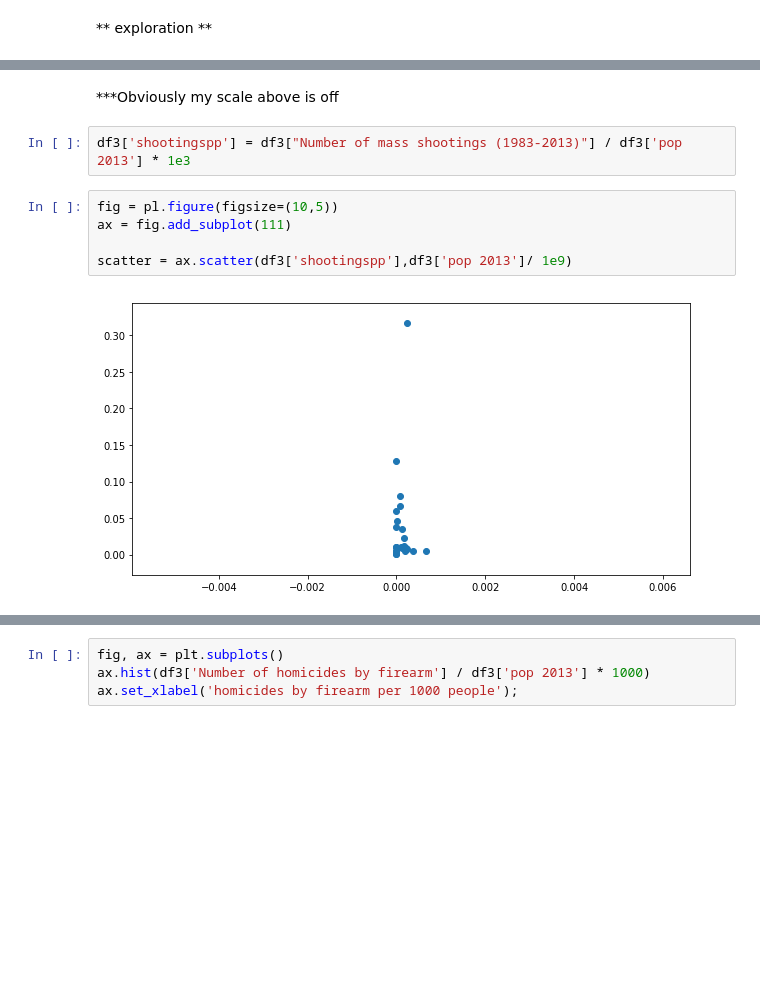
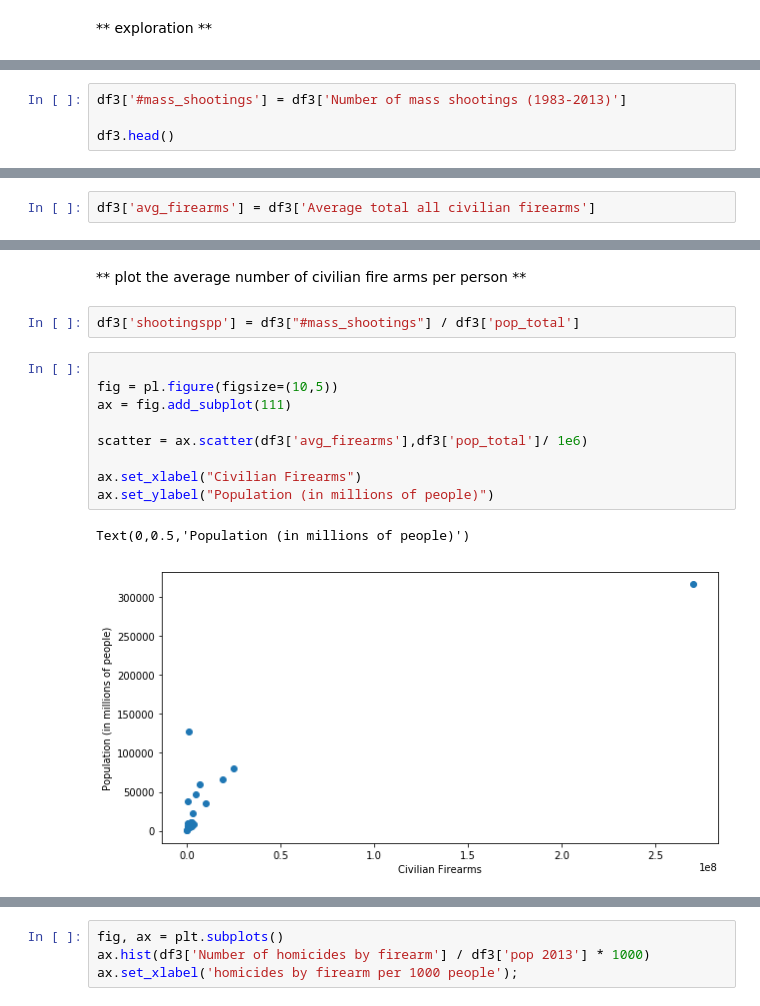
Before and after one commit to katievoo/PUI2018_kv871, a Jupyter notebook: HW9_kv871/HW9_Assignment3_kv871.ipynb, the cells around one changed output, grey strips where cells are left out. Cells and saved outputs as stored; diff of their text form; blank space fills up the shorter version.

```diff
--- a/HW9_kv871/HW9_Assignment3_kv871.ipynb
+++ b/HW9_kv871/HW9_Assignment3_kv871.ipynb
@@ -164,0 +165,4 @@ df3.head()
+# %%
+df3['#mass_shootings'] = df3['Number of mass shootings (1983-2013)']
+
+df3.head()
@@ -165,3 +176,5 @@ df3.head()
+# %%
+df3['avg_firearms'] = df3['Average total all civilian firearms']
 # %%
 fig = pl.figure(figsize=(10,5))
 ax = fig.add_subplot(111)
@@ -202,13 +215,18 @@ print ("Number of mass shooting vs GDP per person, " +
 Number of mass shooting vs GDP per person, errors represent Poisson statistics.
 The datapoint to the top right of the plot is the USA, which has noth the highest GDP and the highest number of mass shootings
-# %% [markdown]
-***Obviously my scale above is off
-# %%
-df3['shootingspp'] = df3["Number of mass shootings (1983-2013)"] / df3['pop 2013'] * 1e3
+# %% [markdown]
+** plot the average number of civilian fire arms per person **
+# %%
+df3['shootingspp'] = df3["#mass_shootings"] / df3['pop_total']
 # %%
+
 fig = pl.figure(figsize=(10,5))
 ax = fig.add_subplot(111)
 
-scatter = ax.scatter(df3['shootingspp'],df3['pop 2013']/ 1e9)
+scatter = ax.scatter(df3['avg_firearms'],df3['pop_total']/ 1e6)
+
+ax.set_xlabel("Civilian Firearms")
+ax.set_ylabel("Population (in millions of people)")
 # %% [output]
+Text(0,0.5,'Population (in millions of people)')
-[figure, old version]
+[figure, new version]
```
Also changed, not shown: parts of 27 cells of this notebook.
